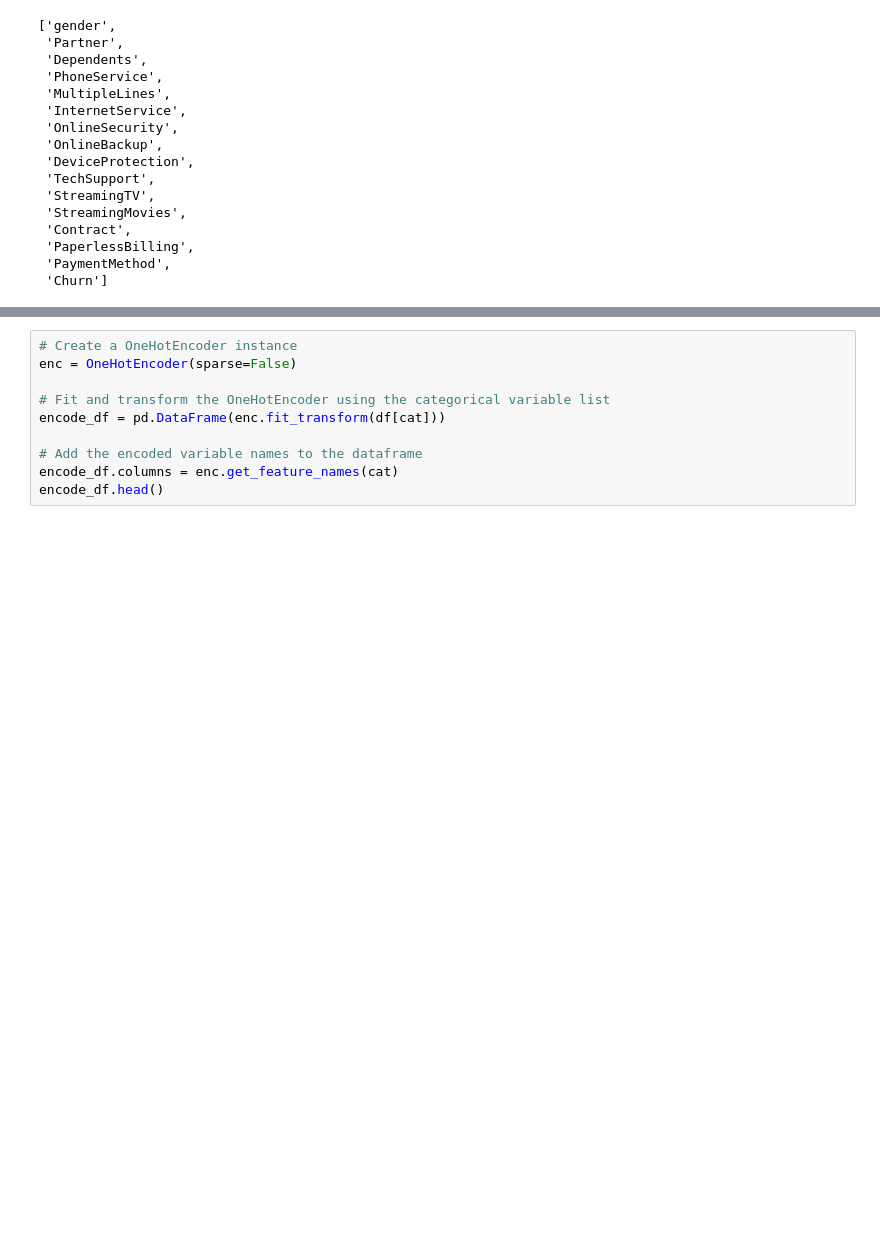
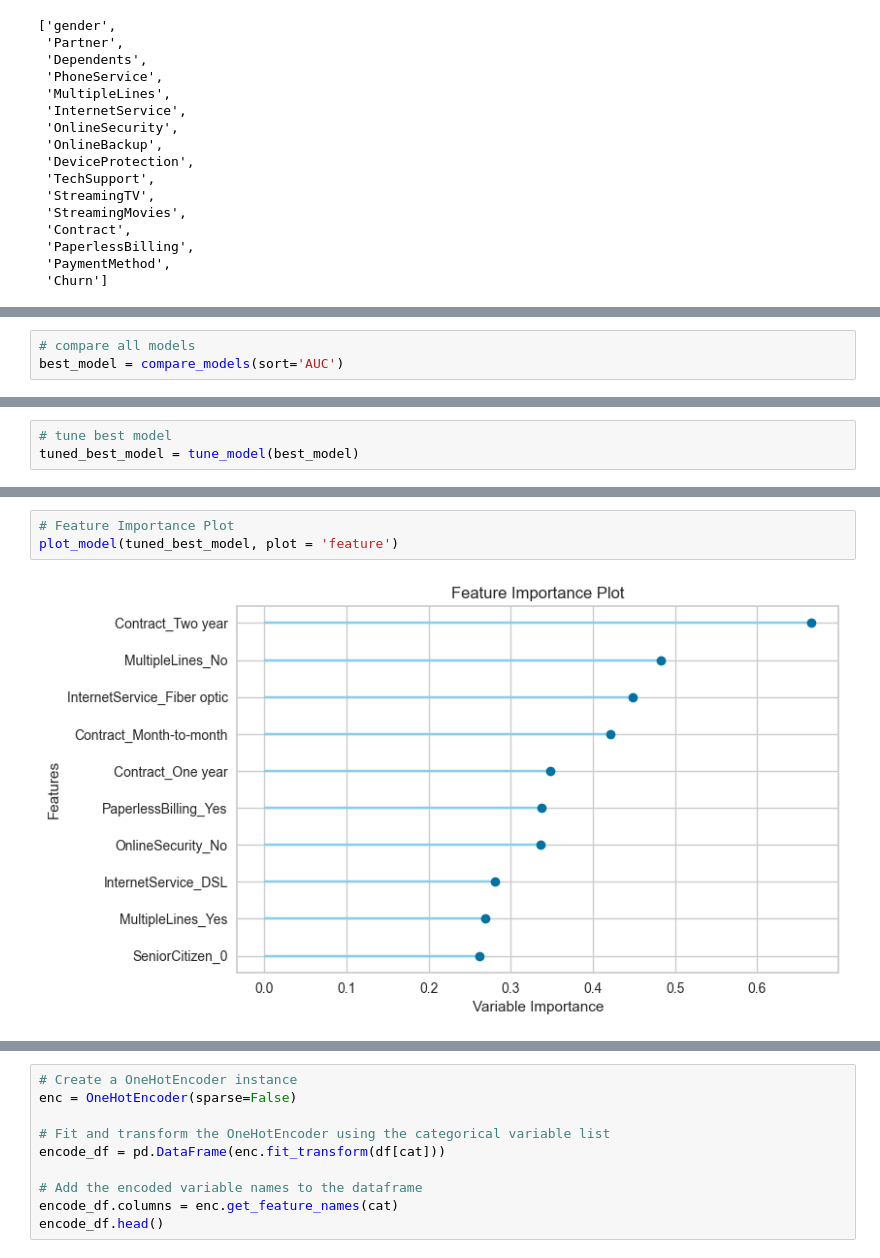
Before and after one commit to XDarkPhoenixes/Group_10, a Jupyter notebook: CSV_Telco_Customer_Churn.ipynb, the cells around one changed output, grey strips where cells are left out. Saved outputs shown, nothing was run; the diff lists cells and outputs as text; blank space fills up the shorter version.

```diff
--- a/CSV_Telco_Customer_Churn.ipynb
+++ b/CSV_Telco_Customer_Churn.ipynb
@@ -160,0 +190,3 @@ cat
+# %%
+# compare all models
+best_model = compare_models(sort='AUC')
@@ -160,0 +217,3 @@ cat
+# %%
+# tune best model
+tuned_best_model = tune_model(best_model)
@@ -160,0 +234,5 @@ cat
+# %%
+# Feature Importance Plot
+plot_model(tuned_best_model, plot = 'feature')
+# %% [output]
+[figure, added]
```
Also changed, not shown: parts of 40 cells of this notebook.
